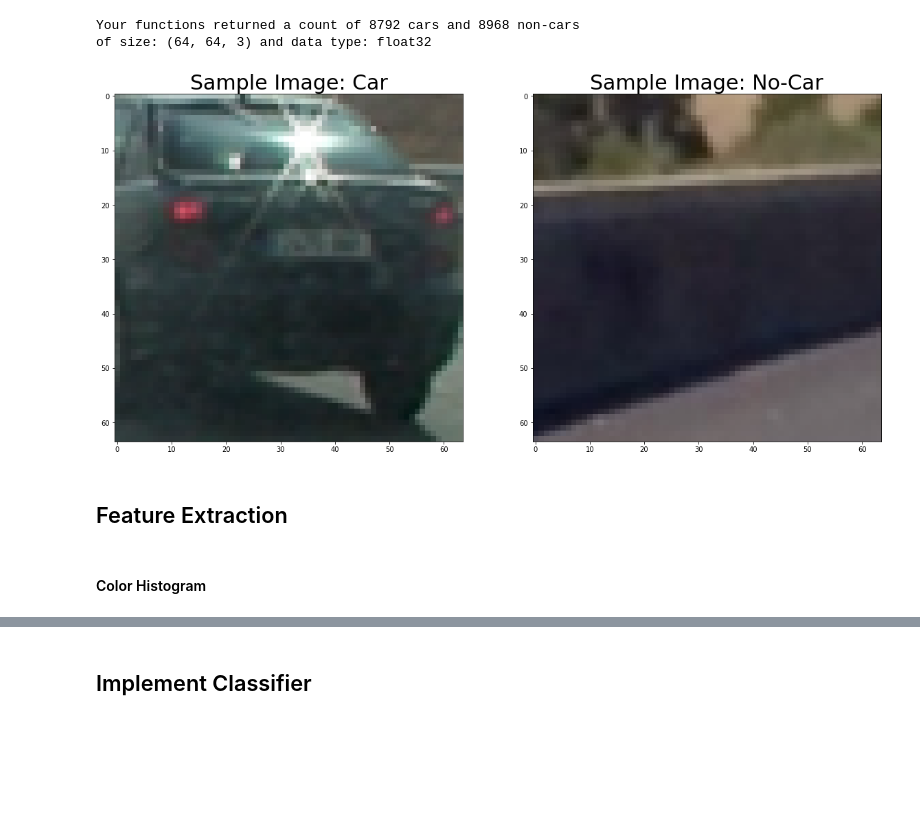
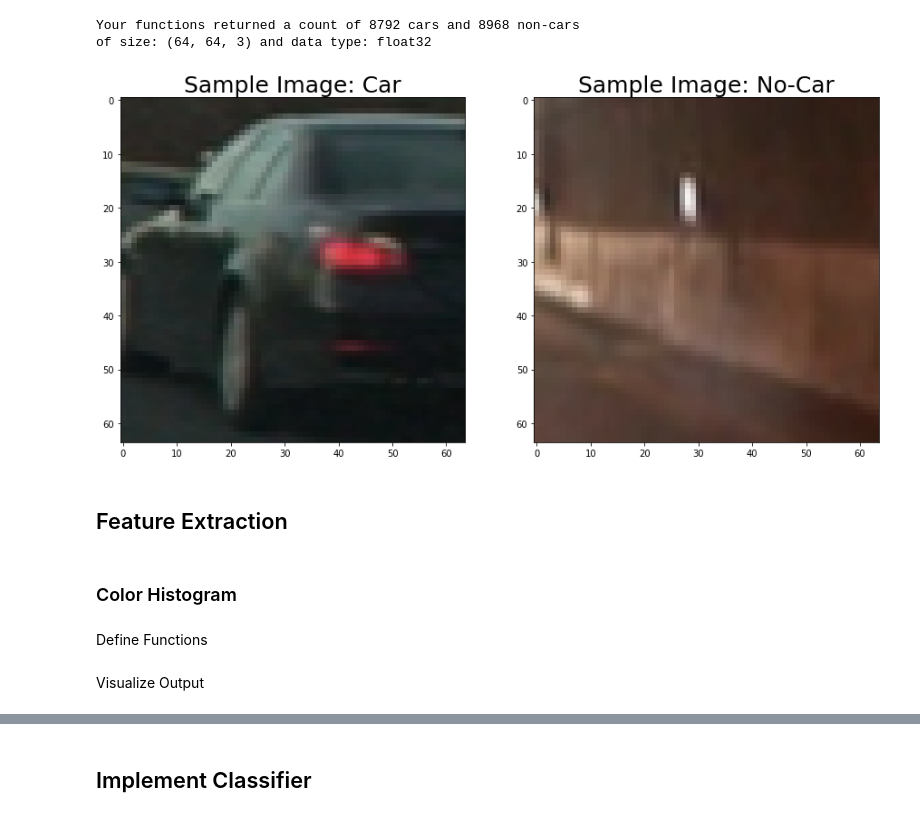
Before and after one commit to phillipsscott/carnd1.P5_Vehicle_Detection_and_Tracking, a Jupyter notebook: VehicleDetection.ipynb, the cells around one changed output, grey strips where cells are left out. Drawn from its saved outputs; the diff is of its cells as text; code cells hidden in the pictures; blank space fills up the shorter version.

```diff
--- a/VehicleDetection.ipynb
+++ b/VehicleDetection.ipynb
@@ -87,23 +87,23 @@ of size: (64, 64, 3) and data type: float32
 # %%
 # Choose random car / not-car indices and plot example images
 car_ind = np.random.randint(0, len(cars))
 notcar_ind = np.random.randint(0, len(notcars))
 
 # Read in car / not-car images
 car_image = mpimg.imread(cars[car_ind])
 notcar_image = mpimg.imread(notcars[notcar_ind])
 
 
 # Plot the examples
-f, (ax1, ax2) = plt.subplots(1,2,figsize=(20,10))
+f, (ax1, ax2) = plt.subplots(1,2,figsize=(15,15))
 ax1.imshow(car_image)
-ax1.set_title('Sample Image: Car', fontsize=30)
+ax1.set_title('Sample Image: Car', fontsize=25)
 ax2.imshow(notcar_image)
-ax2.set_title('Sample Image: No-Car', fontsize=30)
-f.savefig('./examples/01-car.noncar.png')
+ax2.set_title('Sample Image: No-Car', fontsize=25)
+f.savefig('./examples/01-car.noncar.png', bbox_inches='tight')
 # %% [output]
-[figure, old version]
+[figure, new version]
 # %% [markdown]
 ## Feature Extraction
 # %% [markdown]
-#### Color Histogram
+### Color Histogram
@@ -127,0 +110,2 @@ def color_hist(img, nbins=32):    #bins_range=(0, 256)
+# %% [markdown]
+Define Functions
@@ -127,0 +168,2 @@ def color_hist(img, nbins=32):    #bins_range=(0, 256)
+# %% [markdown]
+Visualize Output
```
Also changed, not shown: parts of 31 cells of this notebook.
